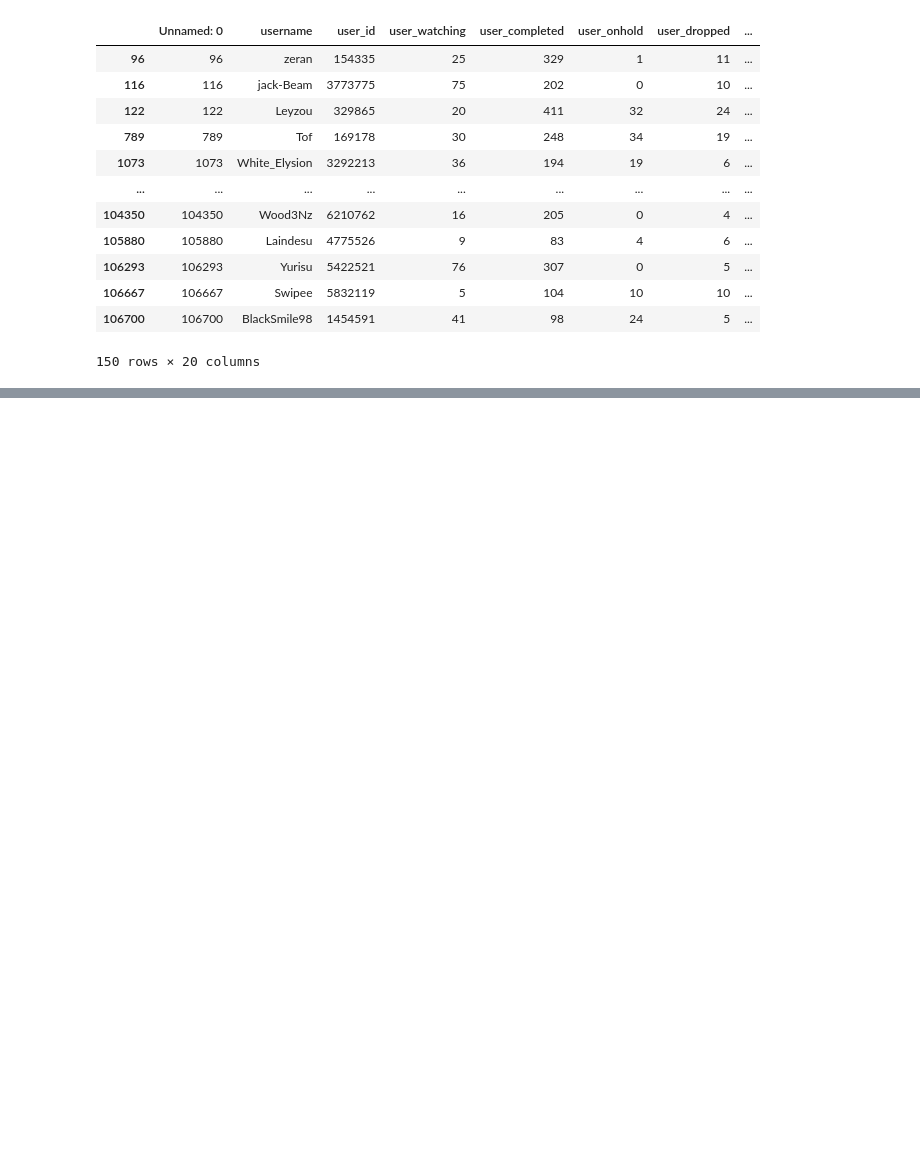
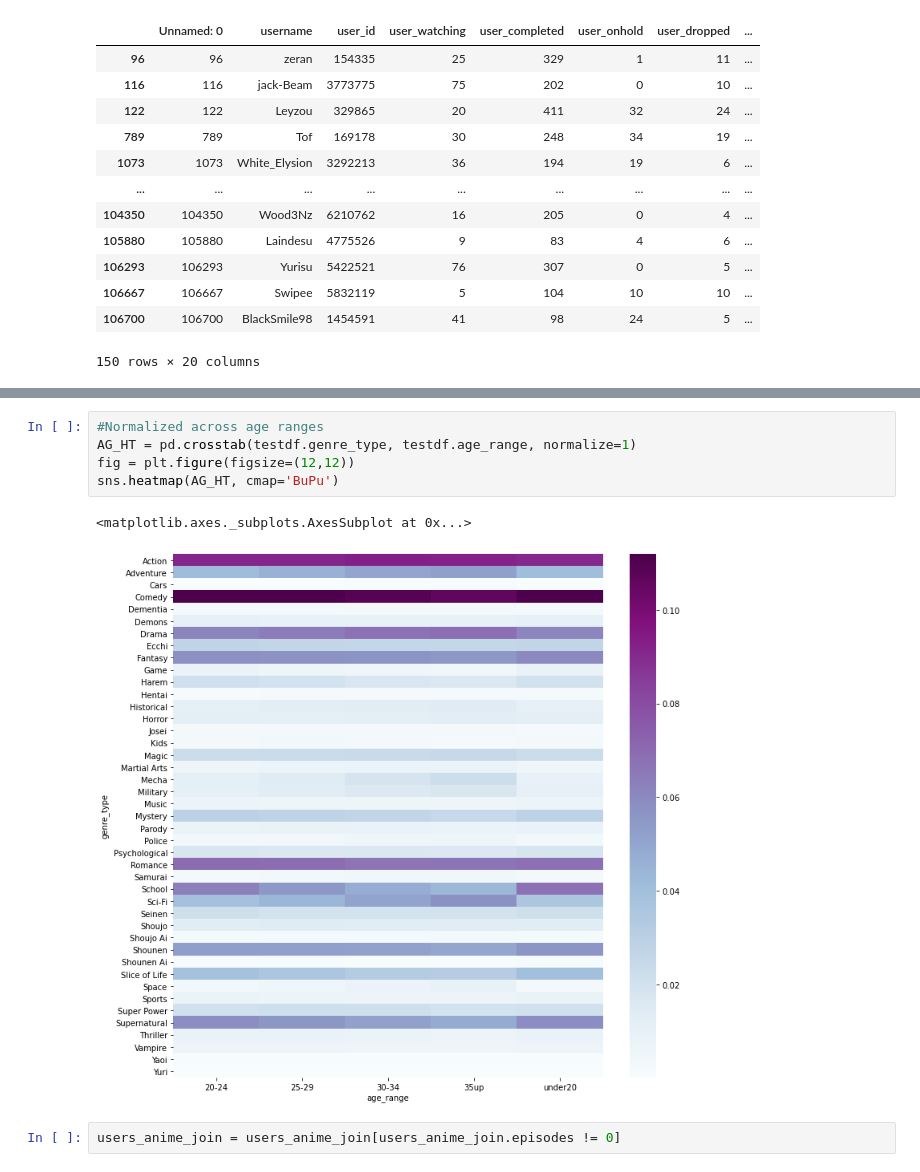
Before and after one commit to Courtneyytam/MSCI446, a Jupyter notebook: Court_EDA.ipynb, the cells around one changed output, grey strips where cells are left out. Drawn from its saved outputs; the diff is of its cells as text; blank space fills up the shorter version.

```diff
--- a/Court_EDA.ipynb
+++ b/Court_EDA.ipynb
@@ -753,0 +915,10 @@ users[users['city']=='paris']
+# %%
+#Normalized across age ranges
+AG_HT = pd.crosstab(testdf.genre_type, testdf.age_range, normalize=1)
+fig = plt.figure(figsize=(12,12))
+sns.heatmap(AG_HT, cmap='BuPu')
+# %% [output]
+<matplotlib.axes._subplots.AxesSubplot at 0x...>
+[figure, added]
+# %%
+users_anime_join = users_anime_join[users_anime_join.episodes != 0]
```
Also changed, not shown: parts of 37 cells of this notebook, 2 other files.
